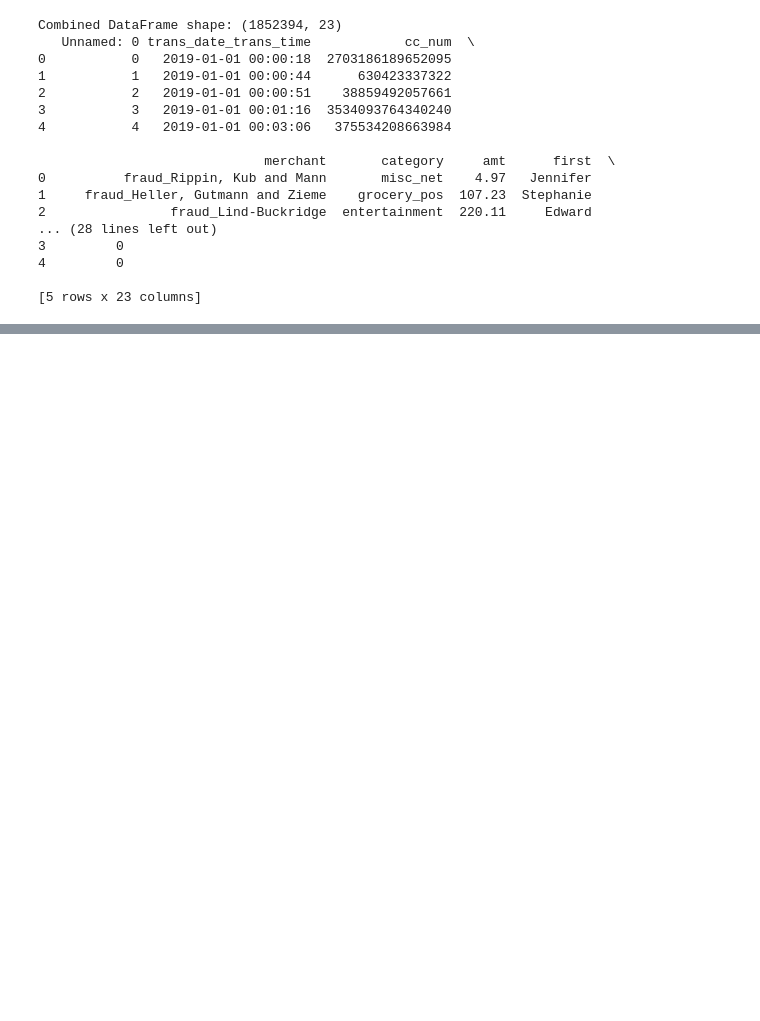
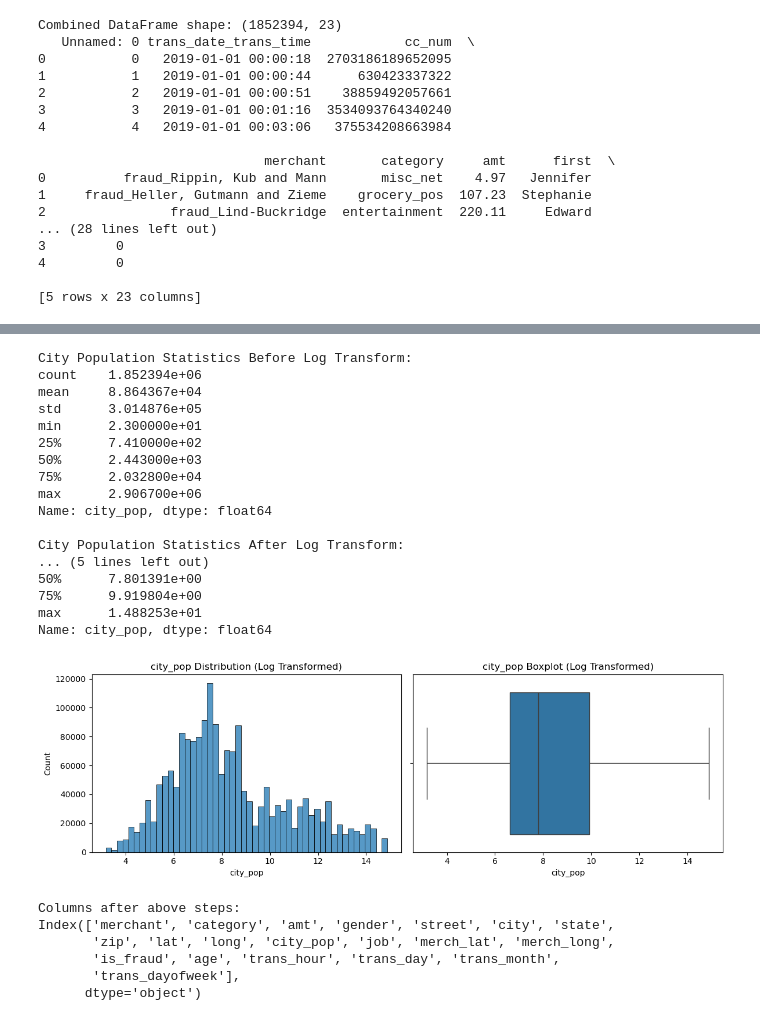
Before and after one commit to RaghuRamSatt/FraudFusion, a Jupyter notebook: Data_Preprocessing.ipynb, the cells around one changed output, grey strips where cells are left out. Saved outputs shown, nothing was run; the diff lists cells and outputs as text; code cells hidden in the pictures; blank space fills up the shorter version.

```diff
--- a/Data_Preprocessing.ipynb
+++ b/Data_Preprocessing.ipynb
@@ -352,0 +161,58 @@ Combined DataFrame shape: (1852394, 23)
+# %%
+# Apply log transformation to city_pop
+import numpy as np
+
+print("City Population Statistics Before Log Transform:")
+print(df['city_pop'].describe())
+
+# Add a small constant (1) before log transform to handle zero values if any
+df['city_pop'] = np.log1p(df['city_pop'])
+
+print("\nCity Population Statistics After Log Transform:")
+print(df['city_pop'].describe())
+
+# Plot the distribution before and after transformation
+import matplotlib.pyplot as plt
+import seaborn as sns
+
+plt.figure(figsize=(12, 4))
+
+plt.subplot(1, 2, 1)
+sns.histplot(data=df['city_pop'], bins=50)
+plt.title('city_pop Distribution (Log Transformed)')
+
+plt.subplot(1, 2, 2)
+sns.boxplot(x=df['city_pop'])
+plt.title('city_pop Boxplot (Log Transformed)')
+
+plt.tight_layout()
+plt.show()
+# %% [output]
+City Population Statistics Before Log Transform:
+count    1.852394e+06
+mean     8.864367e+04
+std      3.014876e+05
+min      2.300000e+01
+25%      7.410000e+02
+50%      2.443000e+03
+75%      2.032800e+04
+max      2.906700e+06
+Name: city_pop, dtype: float64
+
+City Population Statistics After Log Transform:
+... (5 lines left out)
+50%      7.801391e+00
+75%      9.919804e+00
+max      1.488253e+01
+Name: city_pop, dtype: float64
+[figure, added]
+# %%
+print("Columns after above steps:")
+print(df.columns)
+# %% [output]
+Columns after above steps:
+Index(['merchant', 'category', 'amt', 'gender', 'street', 'city', 'state',
+       'zip', 'lat', 'long', 'city_pop', 'job', 'merch_lat', 'merch_long',
+       'is_fraud', 'age', 'trans_hour', 'trans_day', 'trans_month',
+       'trans_dayofweek'],
+      dtype='object')
```
Also changed, not shown: parts of 36 cells of this notebook, 3 other files.
